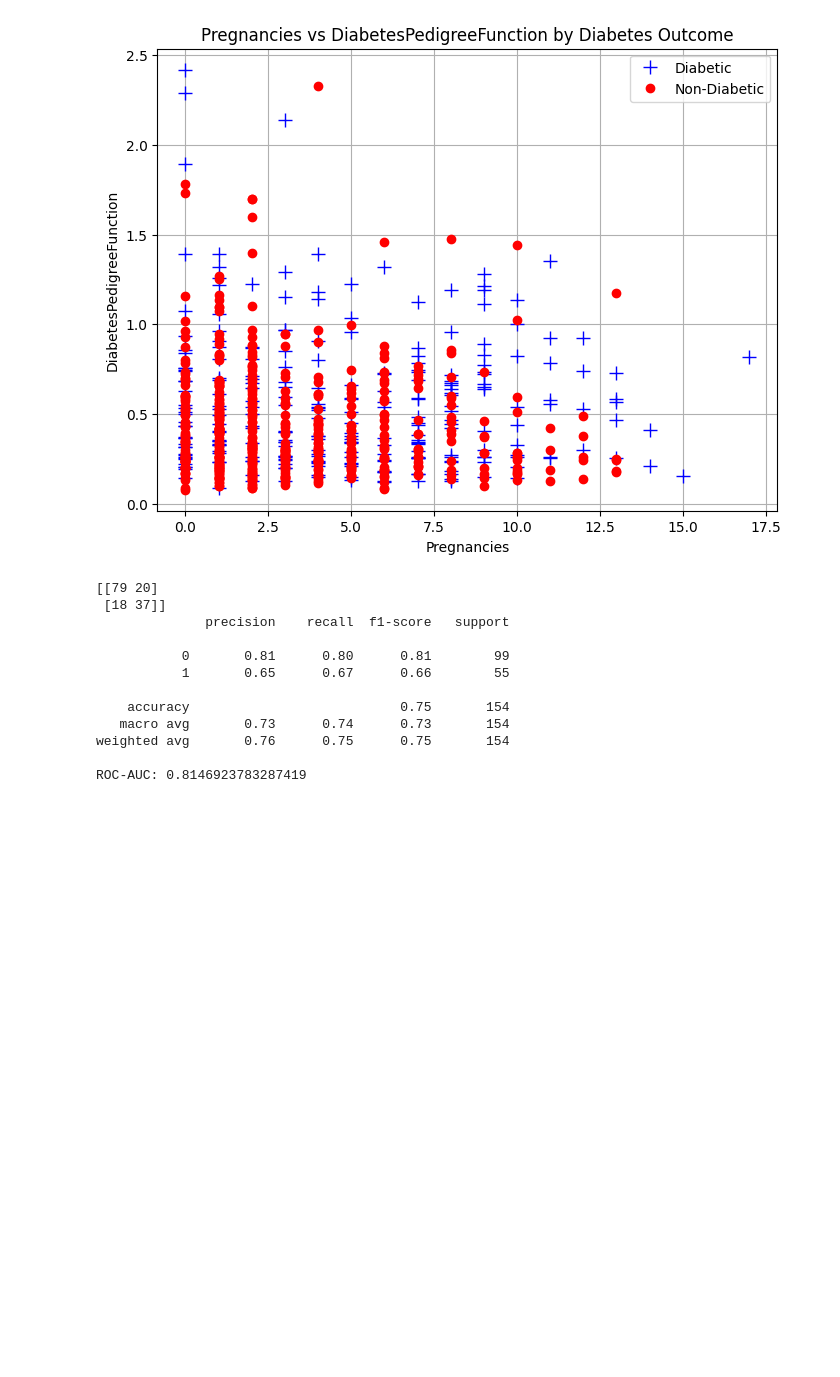
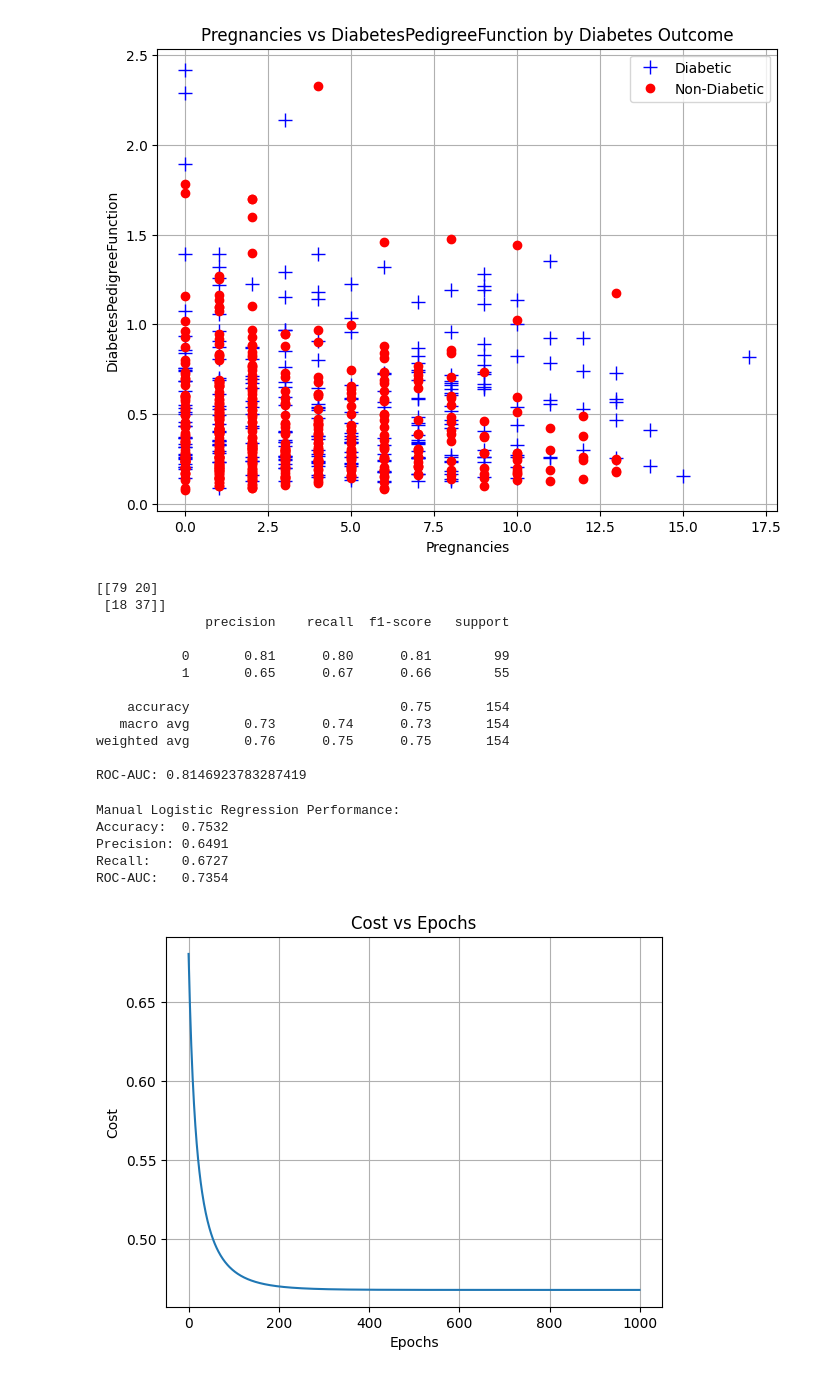
Before and after one commit to madhu9613/Machine-Learning, a Jupyter notebook: logistic regreesion/diabetics/diabetics.ipynb, the cells around one changed output. Saved outputs shown, nothing was run; the diff lists cells and outputs as text; code cells hidden in the pictures; blank space fills up the shorter version.

Commit message:
added manuall implementation of logistic regreesion for the diabetics data set

```diff
--- a/logistic regreesion/diabetics/diabetics.ipynb
+++ b/logistic regreesion/diabetics/diabetics.ipynb
@@ -149,3 +149,83 @@ print("ROC-AUC:", roc_auc_score(y_test, model.predict_proba(X_test_scaled)[:, 1]
 weighted avg       0.76      0.75      0.75       154
 
 ROC-AUC: 0.8146923783287419
+# %%
+
+from sklearn.model_selection import train_test_split
+from sklearn.preprocessing import StandardScaler
+from sklearn.metrics import accuracy_score, precision_score, recall_score, roc_auc_score
+
+
+df = pd.read_csv("diabetes.csv")
+
+X = df.drop("Outcome", axis=1).values
+y = df["Outcome"].values.reshape(-1, 1)
+
+X_train, X_test, y_train, y_test = train_test_split(X, y, test_size=0.2, random_state=42)
+
+scaler = StandardScaler()
+X_train = scaler.fit_transform(X_train)
+X_test = scaler.transform(X_test)
+
+def sigmoid(z):
+    z = np.clip(z, -500, 500)
+    return 1 / (1 + np.exp(-z))
+
+
+def compute_cost(X, y, weights):
+    m = len(y)
+    h = sigmoid(np.dot(X, weights))
+    cost = (-1 / m) * (np.dot(y.T, np.log(h + 1e-9)) + np.dot((1 - y).T, np.log(1 - h + 1e-9)))
+    return cost[0][0]
+
+# 7. Gradient Descent
+def gradient_descent(X, y, weights, learning_rate, epochs):
+    m = len(y)
+    cost_history = []
+
+    for _ in range(epochs):
+        h = sigmoid(np.dot(X, weights))
+        gradient = (1 / m) * np.dot(X.T, (h - y))
+        weights -= learning_rate * gradient
+        cost = compute_cost(X, y, weights)
+        cost_history.append(cost)
+
+    return weights, cost_history
+
+
+X_train_manual = np.hstack((np.ones((X_train.shape[0], 1)), X_train))
+X_test_manual = np.hstack((np.ones((X_test.shape[0], 1)), X_test))
+
+
+weights = np.zeros((X_train_manual.shape[1], 1))
+
+
+weights, cost_history = gradient_descent(X_train_manual, y_train, weights, learning_rate=0.1, epochs=1000)
+
+
+def predict(X, weights, threshold=0.5):
+    probs = sigmoid(np.dot(X, weights))
+    return (probs >= threshold).astype(int)
+
+y_pred_manual = predict(X_test_manual, weights)
+
+print("Manual Logistic Regression Performance:")
+print(f"Accuracy:  {accuracy_score(y_test, y_pred_manual):.4f}")
+print(f"Precision: {precision_score(y_test, y_pred_manual):.4f}")
+print(f"Recall:    {recall_score(y_test, y_pred_manual):.4f}")
+print(f"ROC-AUC:   {roc_auc_score(y_test, y_pred_manual):.4f}")
+
+
+plt.plot(cost_history)
+plt.xlabel("Epochs")
+plt.ylabel("Cost")
+plt.title("Cost vs Epochs")
+plt.grid()
+plt.show()
+# %% [output]
+Manual Logistic Regression Performance:
+Accuracy:  0.7532
+Precision: 0.6491
+Recall:    0.6727
+ROC-AUC:   0.7354
+[figure, added]
```
